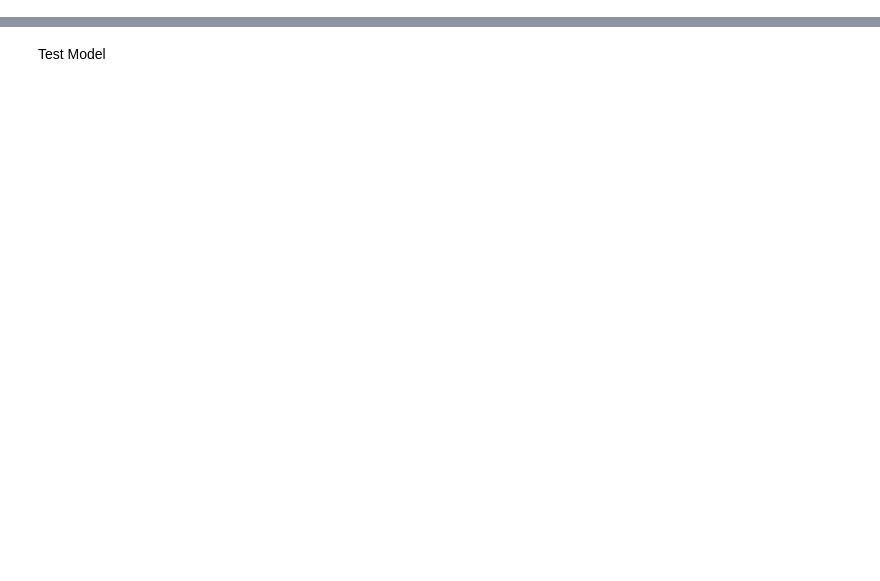
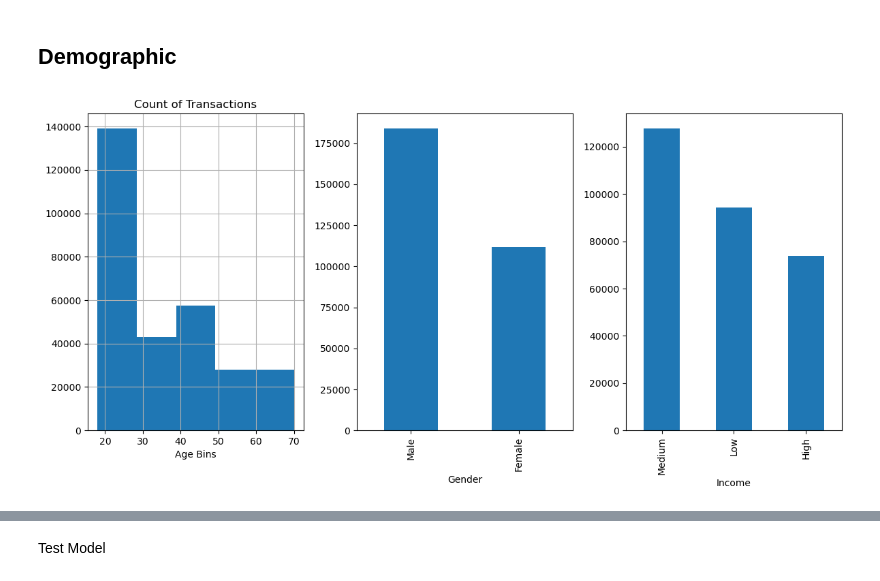
Before and after one commit to JesJH/team_project, a Jupyter notebook: model/Jes_CustomerSegmentation.ipynb, the cells around one changed output, grey strips where cells are left out. Drawn from its saved outputs; the diff is of its cells as text; code cells hidden in the pictures; blank space fills up the shorter version.

```diff
--- a/model/Jes_CustomerSegmentation.ipynb
+++ b/model/Jes_CustomerSegmentation.ipynb
@@ -72,0 +53,11 @@ array(['Shorts', 'Tablet', "Children's", 'Tools', 'Chocolate',
+# %%
+# Drop null rows
+df = df_raw.dropna()
+
+# Data type conversions
+df['Date'] = pd.to_datetime(df['Date'], format='%m/%d/%Y')
+# Create a new column to store yearmonth as integer
+df['yearmonth'] = df['Date'].dt.strftime('%Y%m')
+df.rename(columns={'Date':'yearmonthday'},inplace=True)
+
+df.head(3)
@@ -72,0 +117,22 @@ array(['Shorts', 'Tablet', "Children's", 'Tools', 'Chocolate',
+# %% [markdown]
+## Demographic
+# %%
+# Demographic Data - count of transactions
+
+# df['Age'].describe()
+plt.figure(figsize=(12, 6))
+
+plt.subplot(1, 3, 1)
+df['Age'].hist(bins=5)
+plt.title('Count of Transactions')
+plt.xlabel('Age Bins')
+
+plt.subplot(1, 3, 2)
+df['Gender'].value_counts().plot(kind='bar')
+
+plt.subplot(1, 3, 3)
+df['Income'].value_counts().plot(kind='bar')
+
+plt.tight_layout()
+# %% [output]
+[figure, added]
```
Also changed, not shown: parts of 27 cells of this notebook, 1 other file.
